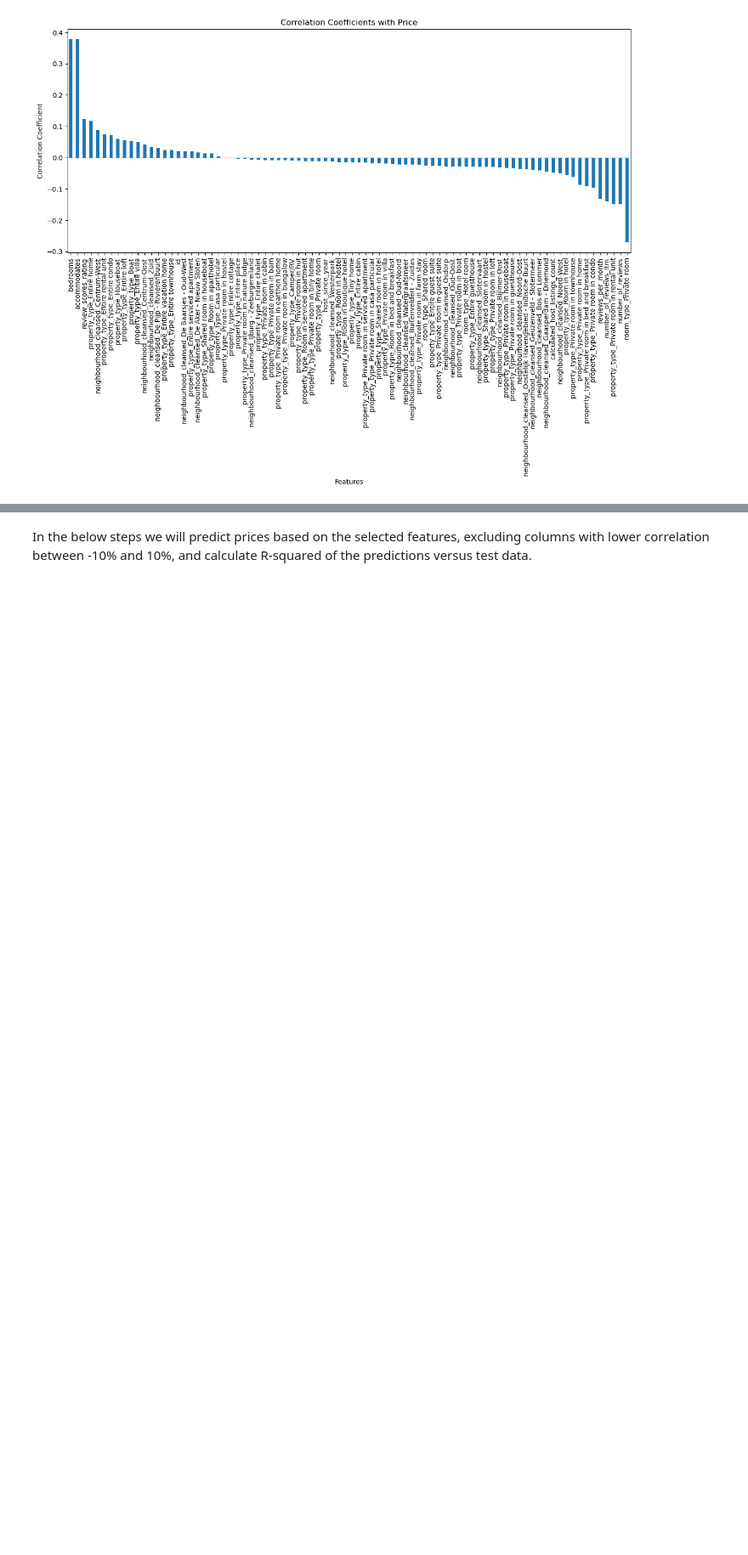
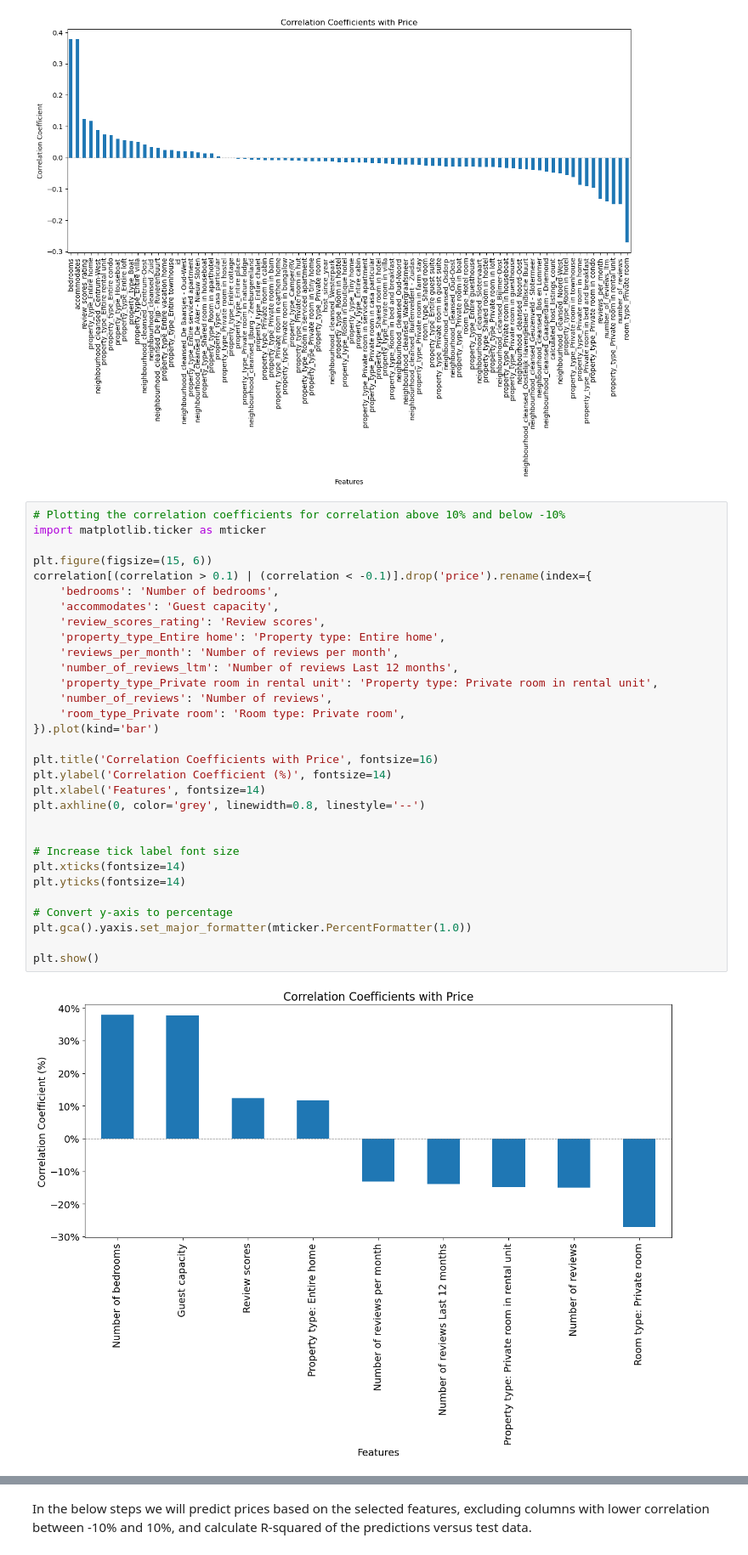
Before and after one commit to madinamm/Data-Science-projects, a Jupyter notebook: Airbnb/Data_Science_Blog_Post.ipynb, the cells around one changed output, grey strips where cells are left out. Shown at 85% size. Drawn from its saved outputs; the diff is of its cells as text; blank space fills up the shorter version.

```diff
--- a/Airbnb/Data_Science_Blog_Post.ipynb
+++ b/Airbnb/Data_Science_Blog_Post.ipynb
@@ -369,6 +369,39 @@ plt.axhline(0, color='grey', linewidth=0.8, linestyle='--')
 plt.show()
 # %% [output]
 [figure]
+# %%
+# Plotting the correlation coefficients for correlation above 10% and below -10%
+import matplotlib.ticker as mticker
+
+plt.figure(figsize=(15, 6))
+correlation[(correlation > 0.1) | (correlation < -0.1)].drop('price').rename(index={
+    'bedrooms': 'Number of bedrooms',
+    'accommodates': 'Guest capacity',
+    'review_scores_rating': 'Review scores',
+    'property_type_Entire home': 'Property type: Entire home',
+    'reviews_per_month': 'Number of reviews per month',
+    'number_of_reviews_ltm': 'Number of reviews Last 12 months',
+    'property_type_Private room in rental unit': 'Property type: Private room in rental unit',
+    'number_of_reviews': 'Number of reviews',
+    'room_type_Private room': 'Room type: Private room',
+}).plot(kind='bar')
+
+plt.title('Correlation Coefficients with Price', fontsize=16)
+plt.ylabel('Correlation Coefficient (%)', fontsize=14)
+plt.xlabel('Features', fontsize=14)
+plt.axhline(0, color='grey', linewidth=0.8, linestyle='--')
+
+
+# Increase tick label font size
+plt.xticks(fontsize=14)
+plt.yticks(fontsize=14)
+
+# Convert y-axis to percentage
+plt.gca().yaxis.set_major_formatter(mticker.PercentFormatter(1.0))
+
+plt.show()
+# %% [output]
+[figure, added]
 # %% [markdown]
 **OBSERVATION 1** From the available fields not so many of them are being considered as having a moderate or high correlation to prices (majority in the range between 10% and (-10%) of correlation to prices).
 
```
